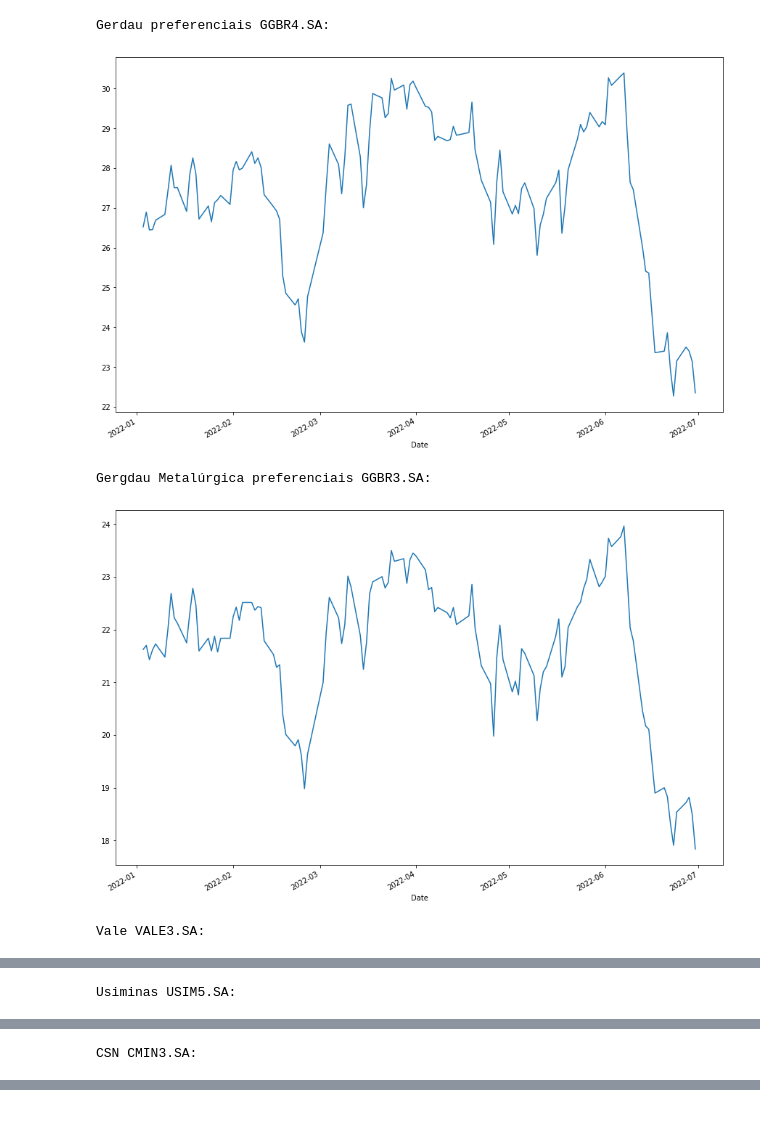
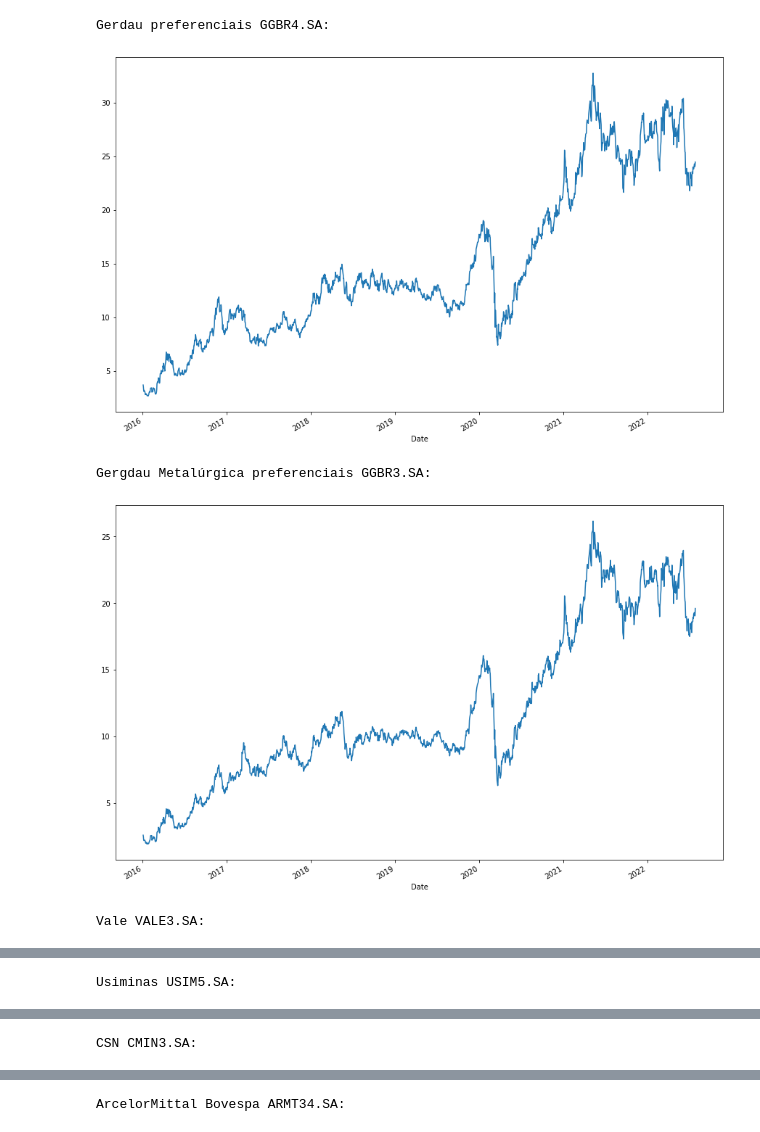
Before and after one commit to kauebr/Insights, a Jupyter notebook: Dados Siderurgia Brasileira 2016~2022/2 Entrega - Cliclo 2/Passo 03/Cotacoes.ipynb, the cells around one changed output, grey strips where cells are left out. Cells and saved outputs as stored; diff of their text form; code cells hidden in the pictures.

```diff
--- a/Dados Siderurgia Brasileira 2016~2022/2 Entrega - Cliclo 2/Passo 03/Cotacoes.ipynb
+++ b/Dados Siderurgia Brasileira 2016~2022/2 Entrega - Cliclo 2/Passo 03/Cotacoes.ipynb
@@ -3,16 +3,16 @@ from pandas_datareader import data as web
 import pandas as pd
 import matplotlib.pyplot as plt
 # %%
-empresas = ("GGBR4.SA","GGBR3.SA","VALE3.SA","USIM5.SA","CMIN3.SA")
-nomes = ('Gerdau preferenciais', 'Gergdau Metalúrgica preferenciais', 'Vale', 'Usiminas', 'CSN')
+empresas = ("GGBR4.SA","GGBR3.SA","VALE3.SA","USIM5.SA","CMIN3.SA", 'ARMT34.SA')
+nomes = ('Gerdau preferenciais', 'Gergdau Metalúrgica preferenciais', 'Vale', 'Usiminas', 'CSN', 'ArcelorMittal Bovespa')
 for i, empresa in enumerate(empresas):
     cotacao = web.DataReader(empresa, data_source='yahoo', start='01/01/2016', end='07/30/2022')
     print(f'{nomes[i]} {empresa}:')
     cotacao['Adj Close'].plot(figsize=(15, 10))
     plt.show()
 # %% [output]
 Gerdau preferenciais GGBR4.SA:
-[figure, old version]
+[figure, new version]
 Gergdau Metalúrgica preferenciais GGBR3.SA:
-[figure, old version]
+[figure, new version]
 Vale VALE3.SA:
@@ -23,0 +24 @@ CSN CMIN3.SA:
+ArcelorMittal Bovespa ARMT34.SA:
```
Also changed, not shown: parts of 1 cell of this notebook.
